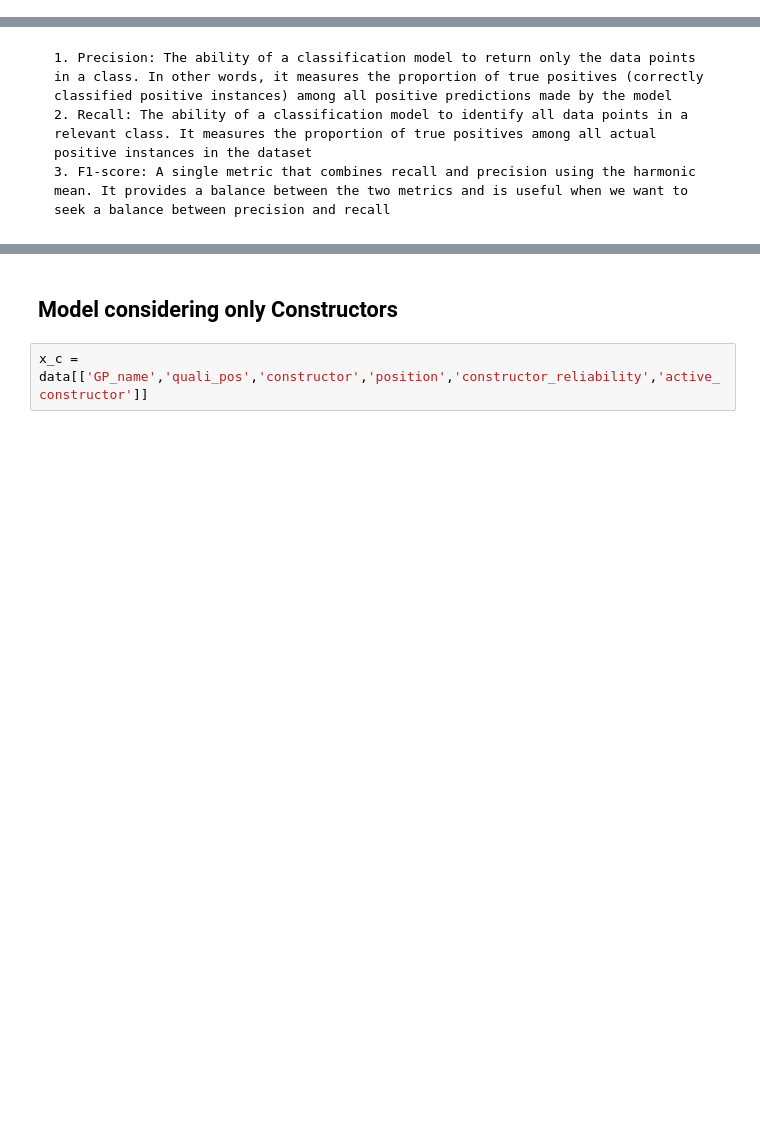
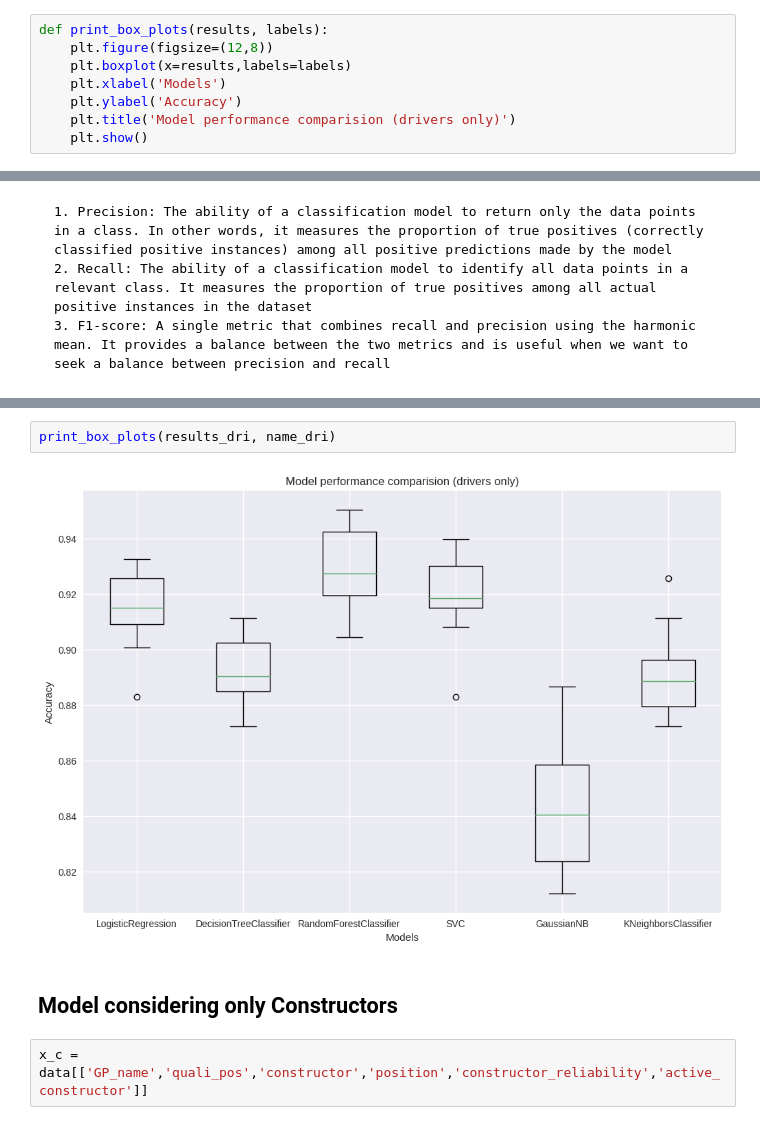
Before and after one commit to andresnowak/formula_1_ai_model, a Jupyter notebook: 04.ML_Modelling.ipynb, the cells around one changed output, grey strips where cells are left out. Saved outputs shown, nothing was run; the diff lists cells and outputs as text; blank space fills up the shorter version.

```diff
--- a/04.ML_Modelling.ipynb
+++ b/04.ML_Modelling.ipynb
@@ -280,3 +316,11 @@ def position_index(x):
+# %%
+def print_box_plots(results, labels):
+    plt.figure(figsize=(12,8))
+    plt.boxplot(x=results,labels=labels)
+    plt.xlabel('Models')
+    plt.ylabel('Accuracy')
+    plt.title('Model performance comparision (drivers only)')
+    plt.show()
 # %% [markdown]
 ## Model considering only Drivers
 # %%
@@ -371,3 +452,7 @@ plt.show()
+# %%
+print_box_plots(results_dri, name_dri)
+# %% [output]
+[figure, added]
 # %% [markdown]
 ## Model considering only Constructors
 # %%
```
Also changed, not shown: parts of 27 cells of this notebook.
